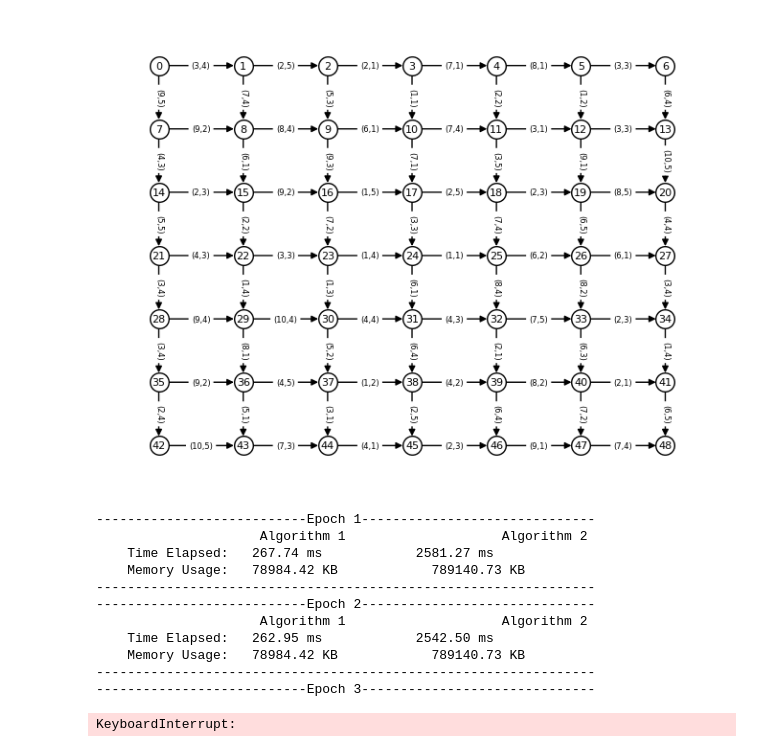
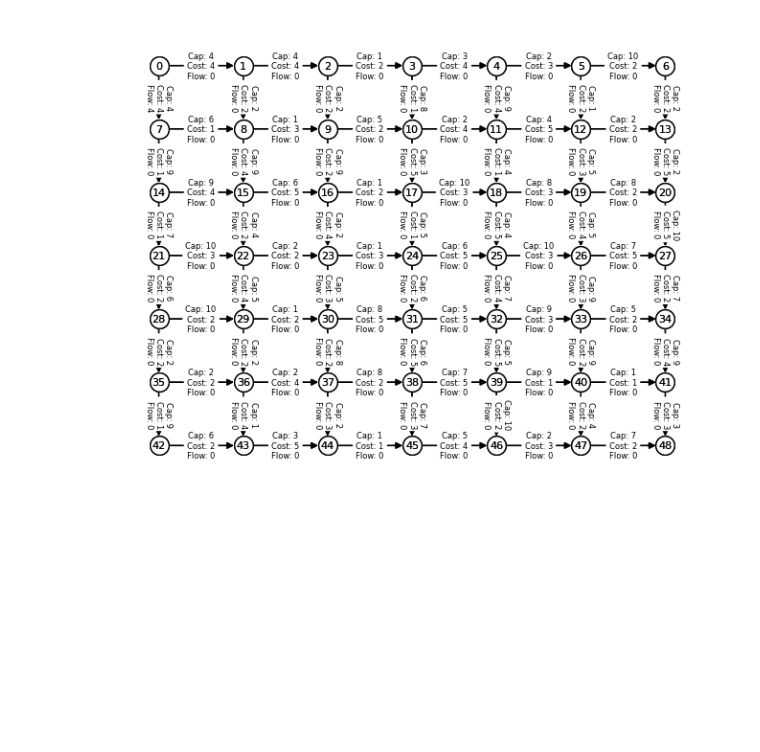
Before and after one commit to NguyenBk22/Mathematical-Modeling-Assignment-2023, a Jupyter notebook: main.ipynb, the cells around one changed output. Saved outputs shown, nothing was run; the diff lists cells and outputs as text; code cells hidden in the pictures; blank space fills up the shorter version.

```diff
--- a/main.ipynb
+++ b/main.ipynb
@@ -4,42 +5,30 @@ import comparison as cp
 # %%
 import time
 def f(t):
     # a function that with growing
     # memory consumption
     a = [0] * 1000
     time.sleep(.1)
     b = a * 100
     time.sleep(.1)
     c = b * 100
     return a
 
 def f1(t):
     # a function that with growing
     # memory consumption
     a = [0] * 10000
     time.sleep(1)
     b = a * 100
     time.sleep(1)
     c = b * 100
     return a
 
 nR = 7
 nC = 7
 
 comp = cp.comparison(rows= nR, cols= nC)
-comp.visualize_grid_graph()
-comp.compare_2_algorithms(f, f1)
+min_cost, resultGraph = comp.execute(ssp.successive_shortest_path)
+comp.visualize_grid_graph(resultGraph)
 # %% [output]
-[figure, old version]
+[figure, new version]
----------------------------Epoch 1------------------------------
-                     Algorithm 1                    Algorithm 2
-    Time Elapsed:   267.74 ms            2581.27 ms
-    Memory Usage:   78984.42 KB            789140.73 KB
-----------------------------------------------------------------
----------------------------Epoch 2------------------------------
-                     Algorithm 1                    Algorithm 2
-    Time Elapsed:   262.95 ms            2542.50 ms
-    Memory Usage:   78984.42 KB            789140.73 KB
-----------------------------------------------------------------
----------------------------Epoch 3------------------------------
-KeyboardInterrupt:
```
Also changed, not shown: parts of 1 cell of this notebook, 3 other files.
